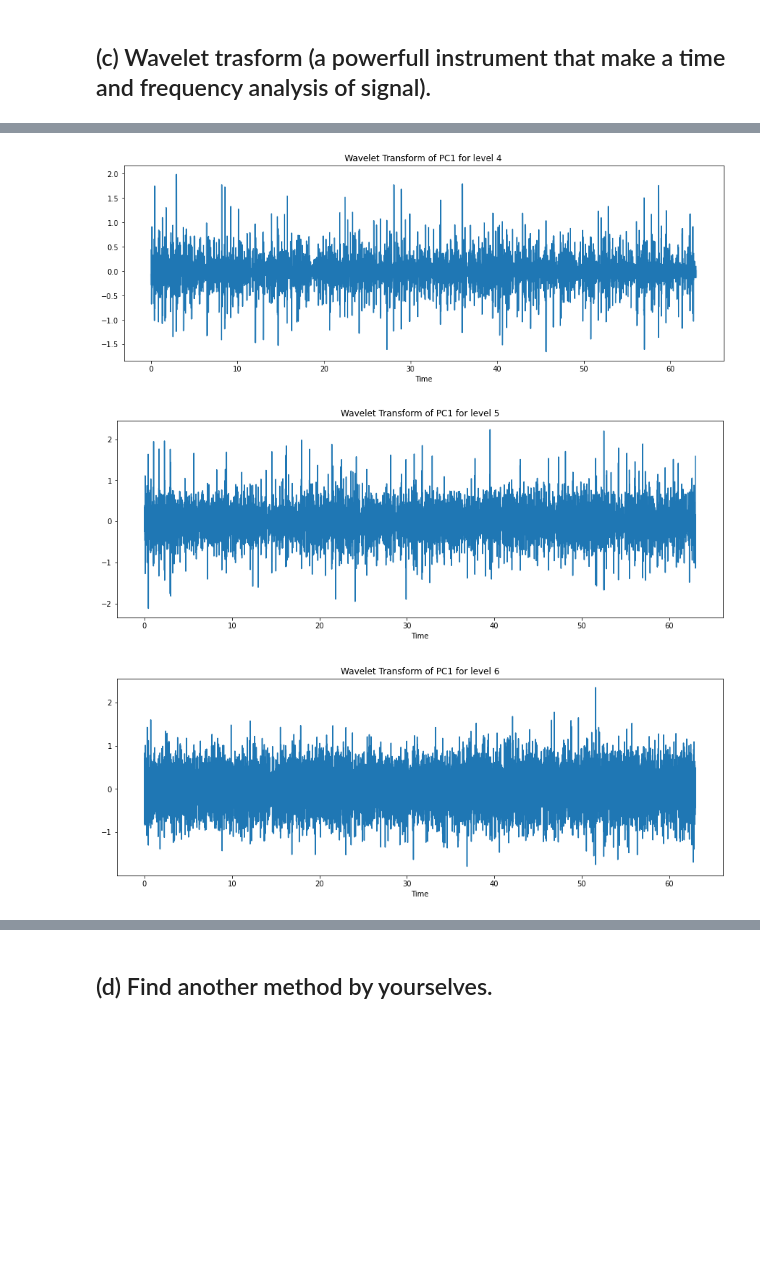
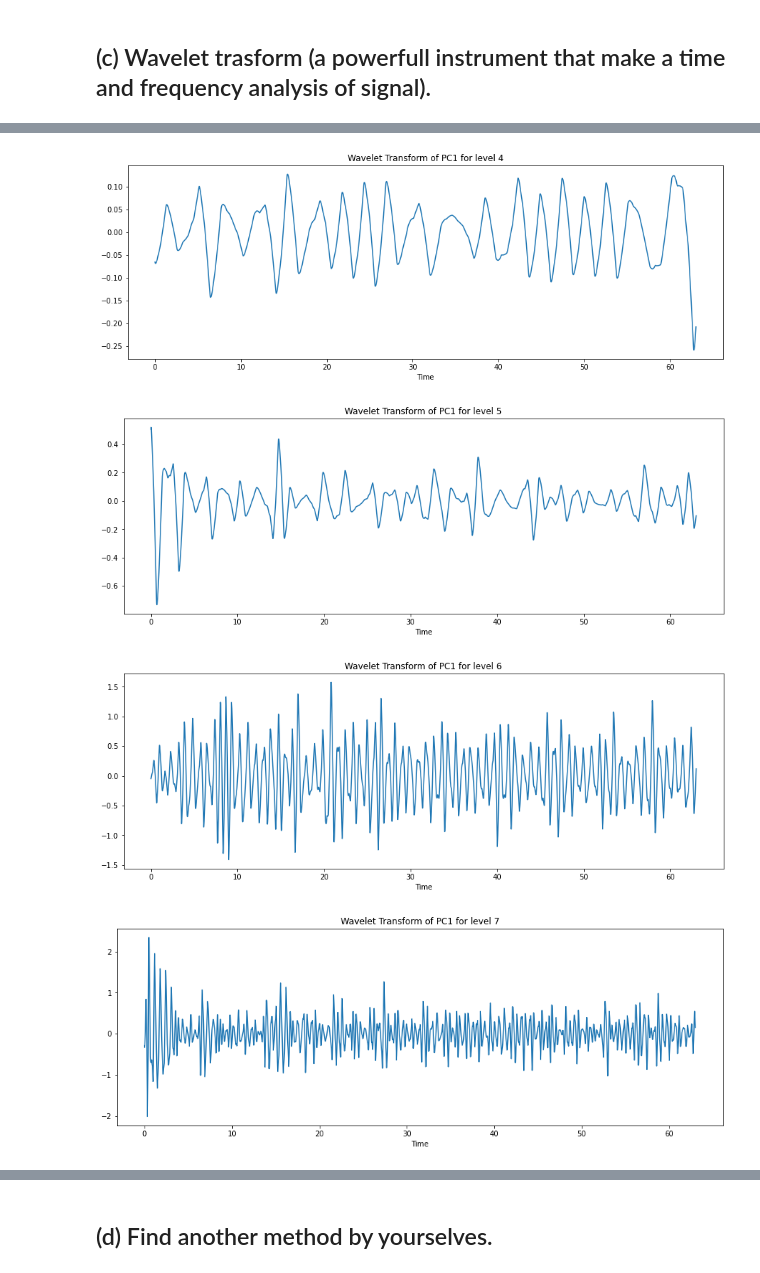
Before and after one commit to AleCapoPhys/HeartRateEstimation, a Jupyter notebook: Project_Clean_data.ipynb, the cells around one changed output, grey strips where cells are left out. Cells and saved outputs as stored; diff of their text form; code cells hidden in the pictures; blank space fills up the shorter version.

```diff
--- a/Project_Clean_data.ipynb
+++ b/Project_Clean_data.ipynb
@@ -450,9 +450,7 @@ filtered_PC4 = signal.sosfilt(sos, dataset_rotated['PC4'])
 filtered_PC5 = signal.sosfilt(sos, dataset_rotated['PC5'])
 
 
-fig = plt.figure(figsize = (10,10))
-gs = fig.add_gridspec(5)
-axs = gs.subplots(sharex=True, sharey=True)
+fig, axs = plt.subplots(5,1, sharex=True, sharey=True, figsize=(10,10))
 fig.suptitle('Filtered Principal Components')
 axs[0].plot(dataset_rotated['Time'], dataset_rotated['PC1'], alpha = 0.5)
 axs[0].plot(dataset_rotated['Time'], filtered_PC1)
@@ -480,7 +493,7 @@ from scipy import signal
 import pywt
 import copy
 # %%
-def wavelet_transform(signal, levels, waveletType):
+def wavelet_transform(signal, levels, waveletType, showWaveletScales):
     # first do the transform using the input signal with the wavelet type and levels inputed
     transformCoeffs = pywt.wavedec(signal, waveletType, level=levels)
 
@@ -500,13 +513,15 @@ def wavelet_transform(signal, levels, waveletType):
         #add the inverse wavelet of the level i to the corresponding result row
         result[i] = pywt.waverec(coeffs, waveletType)
 
-    for level in range(levels+1):
-        # Plot each level
-        plt.figure(figsize=(15, 5))
-        plt.plot(time, result[level][:-1])
-        plt.title(f'Wavelet Transform of PC1 for level {level}')
-        plt.xlabel('Time')
-        plt.show()
+    # Option to visualize the wavelet scale decomposition
+    if showWaveletScales == True:
+        for level in range(levels+1):
+            # Plot each level
+            plt.figure(figsize=(15, 5))
+            plt.plot(time, result[level][:-1])
+            plt.title(f'Wavelet Transform of PC1 for level {level}')
+            plt.xlabel('Time')
+            plt.show()
 
     return transformCoeffs
     '''Do transform, loop over every level and set all other levels to zero and add to the final
@@ -515,5 +530,5 @@ def wavelet_transform(signal, levels, waveletType):
 
     '''
 
-waveletPC1 = wavelet_transform(np.array(dataset_rotated['PC1']), 6, 'sym4')
+waveletPC1 = wavelet_transform(np.array(dataset_rotated['PC2']), 12, 'sym4', True)
 # %% [output]
@@ -524,3 +539,4 @@ waveletPC1 = wavelet_transform(np.array(dataset_rotated['PC1']), 6, 'sym4')
-[figure, old version]
+[figure, new version]
-[figure, old version]
+[figure, new version]
-[figure, old version]
+[figure, new version]
+[figure, added]
```
Also changed, not shown: parts of 7 cells of this notebook.
